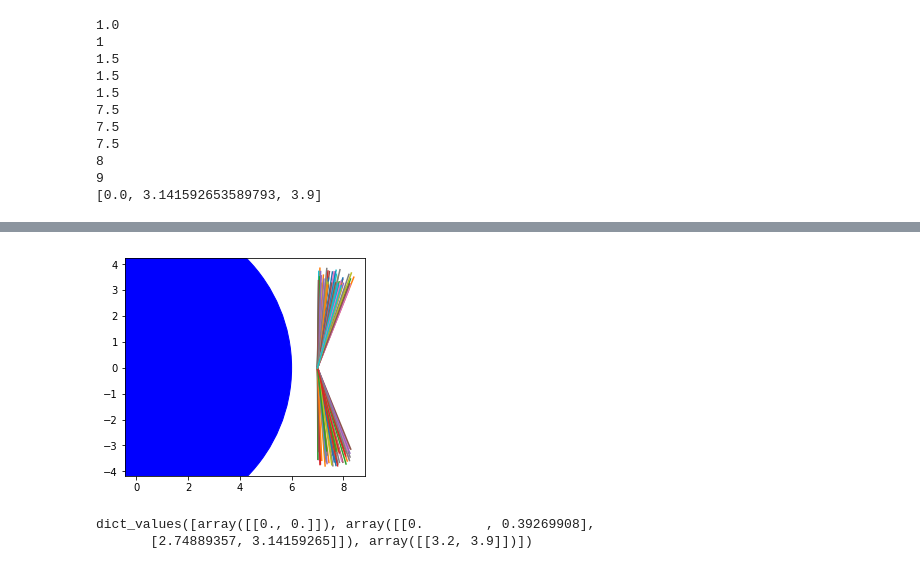
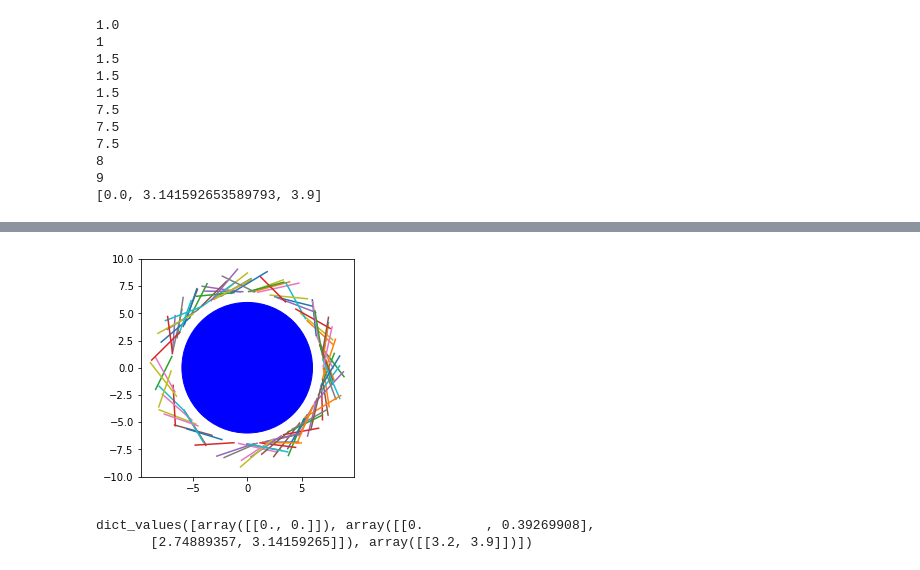
Before and after one commit to gandalfsaxe/letomes, a Jupyter notebook: code/notebooks/RNG.ipynb, the cells around one changed output, grey strips where cells are left out. Cells and saved outputs as stored; diff of their text form; code cells hidden in the pictures.

```diff
--- a/code/notebooks/RNG.ipynb
+++ b/code/notebooks/RNG.ipynb
@@ -81,35 +81,35 @@ print(ensure_bounds([-1,100,4],bounds.values()))
 # %%
 N=10000
-bounds={'pos':np.array([[0,0*tau]]),'ang':np.array([[0,1*tau/16],[tau/2-tau/16,tau/2]]),'burn':np.array([[3.2,3.9]])}
+bounds={'pos':np.array([[0,1*tau]]),'ang':np.array([[0,1*tau/16],[tau/2-tau/16,tau/2]]),'burn':np.array([[3.2,3.9]])}
 pts=[]
 for i in range(N):
     newpt=[]
     for b in bounds.values():
         newpt.append(random_disjoint_intervals(b))
     pts.append(newpt)
 
 # for i,x in enumerate(np.array(pts).T):
 #     plt.hist(x,bins=100)
 #     plt.show()
 
 ax=plt.gca()
 earth=plt.Circle((0,0),6,color='blue')
 ax.set_aspect('equal')
 for psi in pts[::100]:
     pos,ang,burn=psi
 
     vhat_x,vhat_y=sin(pos),-cos(pos)
     x0,y0 = 7*cos(pos),7*sin(pos)
     burnvx=cos(ang)*vhat_x - sin(ang) * vhat_y
     burnvy=sin(ang)*vhat_x + cos(ang) * vhat_y
 
 
     ax.plot([x0,burn*burnvx+x0],[y0,burn*burnvy+y0])
 ax.scatter(0,0) # make sur earth is on screen
 ax.add_artist(earth)
 plt.show()
 # %% [output]
-[figure, old version]
+[figure, new version]
 # %%
 bounds.values()
 # %% [output]
```
Also changed, not shown: parts of 12 cells of this notebook.
